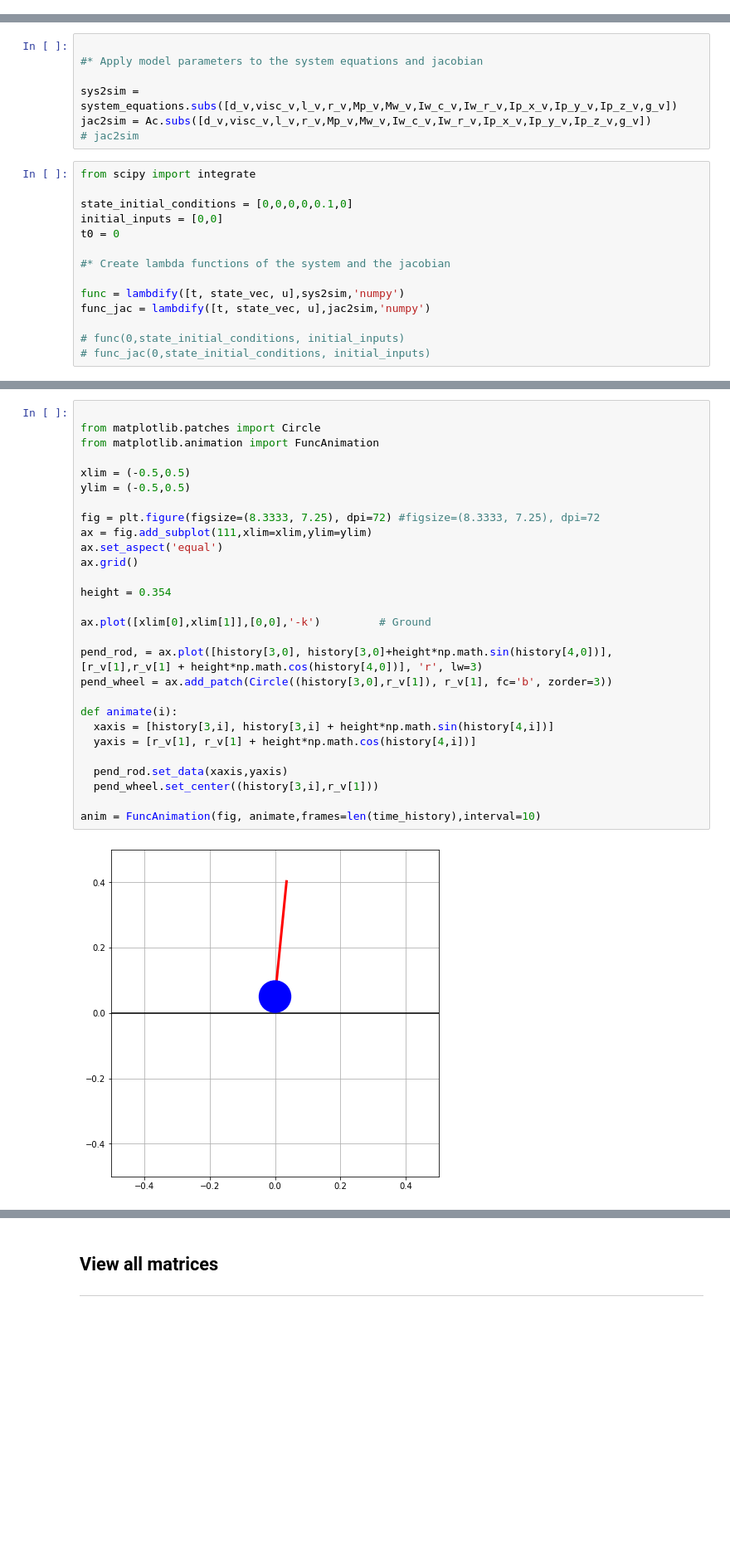
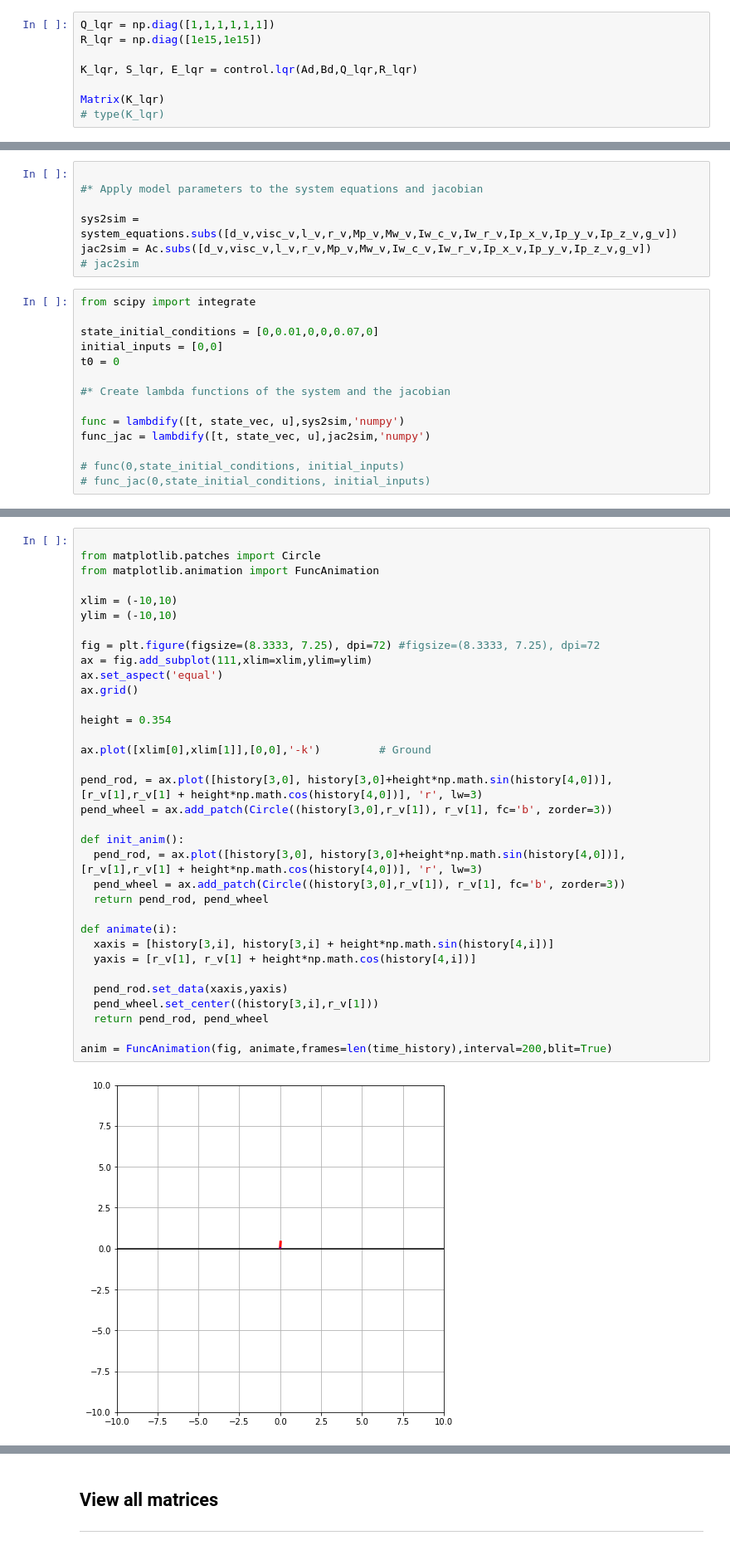
Before and after one commit to Brazilian-Institute-of-Robotics/bir_bbot, a Jupyter notebook: Model_simulation/control_notebook.ipynb, the cells around one changed output, grey strips where cells are left out. Shown: that part at 83% size. Saved outputs shown, nothing was run; the diff lists cells and outputs as text; blank space fills up the shorter version.

Commit message:
Add LQR controller

```diff
--- a/Model_simulation/control_notebook.ipynb
+++ b/Model_simulation/control_notebook.ipynb
@@ -278,0 +269,8 @@ ss_system
+# %%
+Q_lqr = np.diag([1,1,1,1,1,1])
+R_lqr = np.diag([1e15,1e15])
+
+K_lqr, S_lqr, E_lqr = control.lqr(Ad,Bd,Q_lqr,R_lqr)
+
+Matrix(K_lqr)
+# type(K_lqr)
@@ -291,7 +295,7 @@ jac2sim = Ac.subs([d_v,visc_v,l_v,r_v,Mp_v,Mw_v,Iw_c_v,Iw_r_v,Ip_x_v,Ip_y_v,Ip_z
 # %%
 from scipy import integrate
 
-state_initial_conditions = [0,0,0,0,0.1,0]
+state_initial_conditions = [0,0.01,0,0,0.07,0]
 initial_inputs = [0,0]
 t0 = 0
 
@@ -352,32 +415,38 @@ plt.plot(time_history,history[3,:])
 # %%
 
 from matplotlib.patches import Circle
 from matplotlib.animation import FuncAnimation
 
-xlim = (-0.5,0.5)
-ylim = (-0.5,0.5)
+xlim = (-10,10)
+ylim = (-10,10)
 
 fig = plt.figure(figsize=(8.3333, 7.25), dpi=72) #figsize=(8.3333, 7.25), dpi=72
 ax = fig.add_subplot(111,xlim=xlim,ylim=ylim)
 ax.set_aspect('equal')
 ax.grid()
 
 height = 0.354
 
 ax.plot([xlim[0],xlim[1]],[0,0],'-k')         # Ground
 
 pend_rod, = ax.plot([history[3,0], history[3,0]+height*np.math.sin(history[4,0])],[r_v[1],r_v[1] + height*np.math.cos(history[4,0])], 'r', lw=3)
 pend_wheel = ax.add_patch(Circle((history[3,0],r_v[1]), r_v[1], fc='b', zorder=3))
 
+def init_anim():
+  pend_rod, = ax.plot([history[3,0], history[3,0]+height*np.math.sin(history[4,0])],[r_v[1],r_v[1] + height*np.math.cos(history[4,0])], 'r', lw=3)
+  pend_wheel = ax.add_patch(Circle((history[3,0],r_v[1]), r_v[1], fc='b', zorder=3))
+  return pend_rod, pend_wheel
+
 def animate(i):
   xaxis = [history[3,i], history[3,i] + height*np.math.sin(history[4,i])]
   yaxis = [r_v[1], r_v[1] + height*np.math.cos(history[4,i])]
 
   pend_rod.set_data(xaxis,yaxis)
   pend_wheel.set_center((history[3,i],r_v[1]))
+  return pend_rod, pend_wheel
 
-anim = FuncAnimation(fig, animate,frames=len(time_history),interval=10)
+anim = FuncAnimation(fig, animate,frames=len(time_history),interval=200,blit=True)
 # %% [output]
-[figure, old version]
+[figure, new version]
 # %%
 anim.save("model_animation1.gif",fps=36)
```
Also changed, not shown: parts of 20 cells of this notebook.
